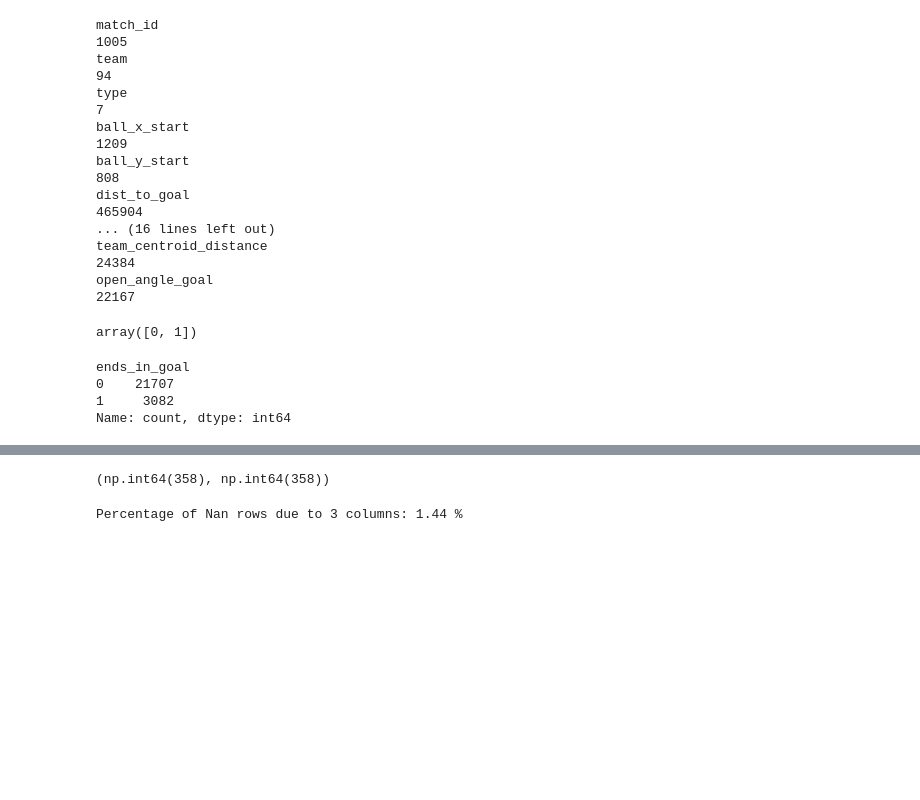
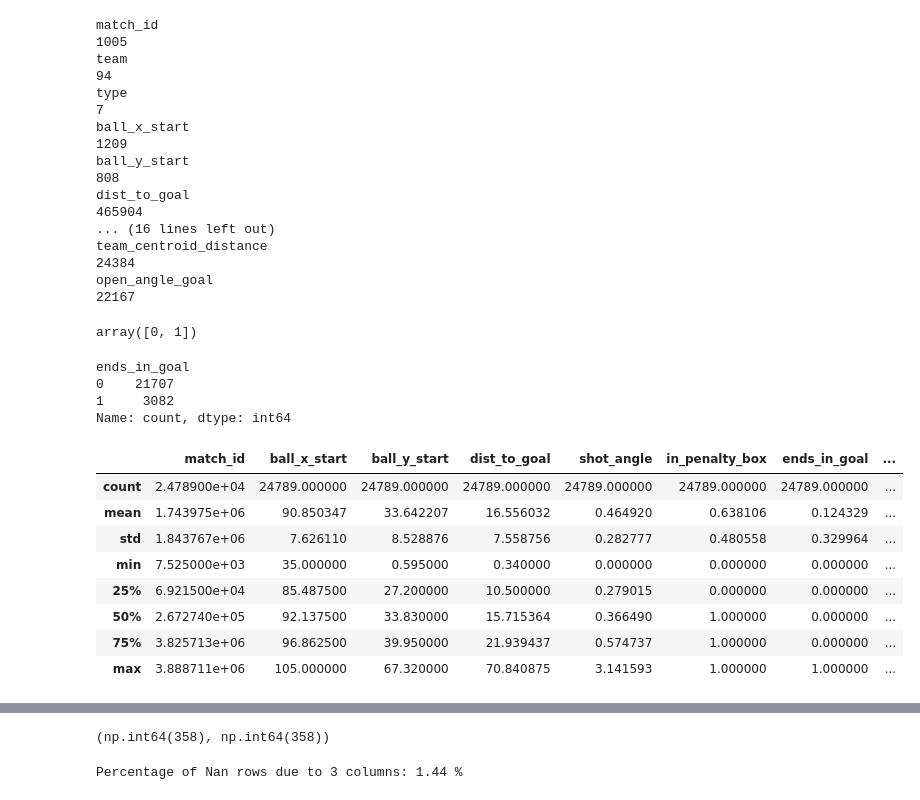
Before and after one commit to Eydo99/AI-Football-Match-Analyst, a Jupyter notebook: notebooks/XG_Exploration_EDA_Preprocessing.ipynb, the cells around one changed output, grey strips where cells are left out. Drawn from its saved outputs; the diff is of its cells as text; code cells hidden in the pictures; blank space fills up the shorter version.

```diff
--- a/notebooks/XG_Exploration_EDA_Preprocessing.ipynb
+++ b/notebooks/XG_Exploration_EDA_Preprocessing.ipynb
@@ -103,6 +103,18 @@ ends_in_goal
 0    21707
 1     3082
 Name: count, dtype: int64
+# %%
+shot_df.describe()
+# %% [output]
+|  | match_id | ball_x_start | ball_y_start | dist_to_goal | shot_angle | in_penalty_box | ends_in_goal | ... |
+| count | 2.478900e+04 | 24789.000000 | 24789.000000 | 24789.000000 | 24789.000000 | 24789.000000 | 24789.000000 | ... |
+| mean | 1.743975e+06 | 90.850347 | 33.642207 | 16.556032 | 0.464920 | 0.638106 | 0.124329 | ... |
+| std | 1.843767e+06 | 7.626110 | 8.528876 | 7.558756 | 0.282777 | 0.480558 | 0.329964 | ... |
+| min | 7.525000e+03 | 35.000000 | 0.595000 | 0.340000 | 0.000000 | 0.000000 | 0.000000 | ... |
+| 25% | 6.921500e+04 | 85.487500 | 27.200000 | 10.500000 | 0.279015 | 0.000000 | 0.000000 | ... |
+| 50% | 2.672740e+05 | 92.137500 | 33.830000 | 15.715364 | 0.366490 | 1.000000 | 0.000000 | ... |
+| 75% | 3.825713e+06 | 96.862500 | 39.950000 | 21.939437 | 0.574737 | 1.000000 | 0.000000 | ... |
+| max | 3.888711e+06 | 105.000000 | 67.320000 | 70.840875 | 3.141593 | 1.000000 | 1.000000 | ... |
 # %%
 shot_df.isnull().sum()
 # %% [output]
```
Also changed, not shown: parts of 7 cells of this notebook, 3 other files.
